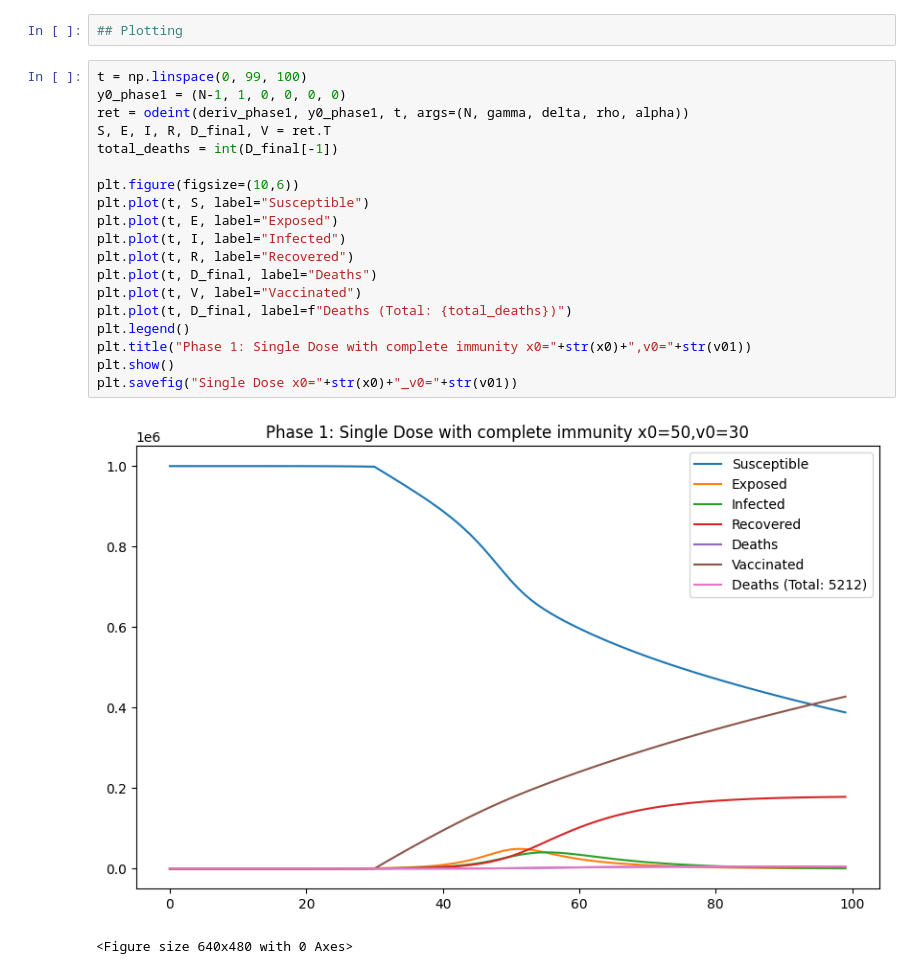
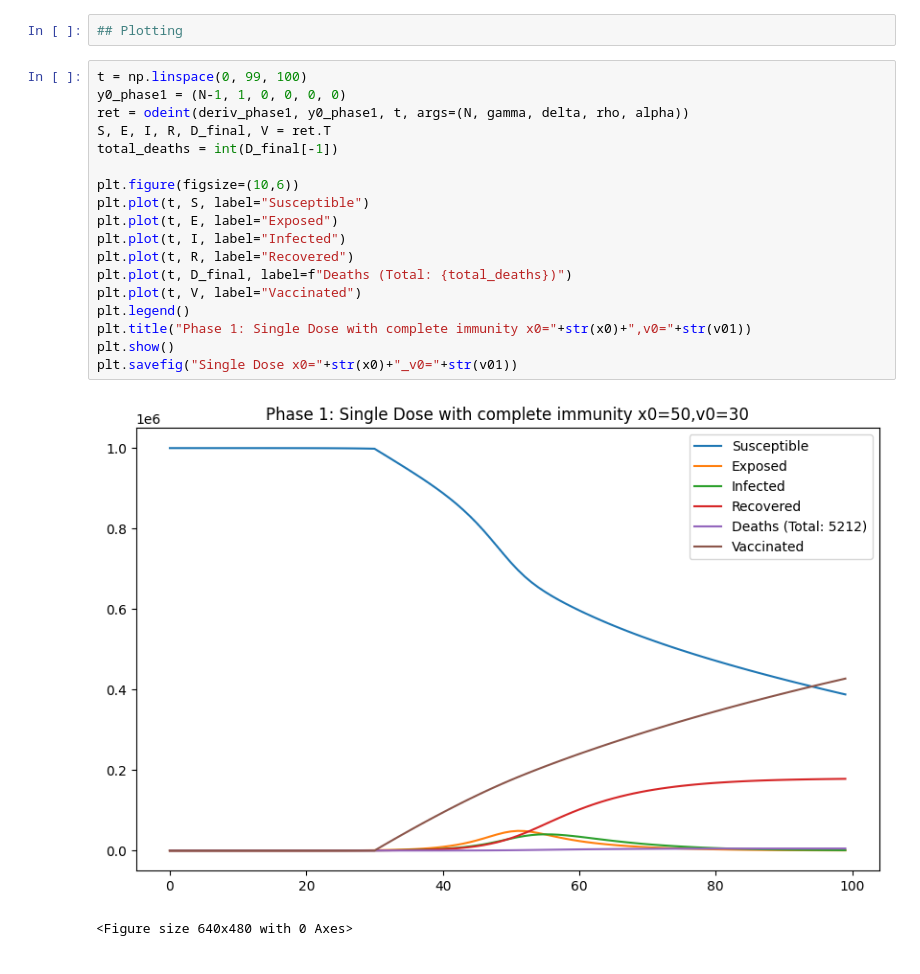
Before and after one commit to 21Blix/Infectious-Disease-Modelling, a Jupyter notebook: Vaccination/Vaccination.ipynb, the cells around one changed output. Drawn from its saved outputs; the diff is of its cells as text.

```diff
--- a/Vaccination/Vaccination.ipynb
+++ b/Vaccination/Vaccination.ipynb
@@ -80,22 +81,21 @@ def deriv_phase1(y, t, N, gamma, delta, rho, alpha):
 # %%
 t = np.linspace(0, 99, 100)
 y0_phase1 = (N-1, 1, 0, 0, 0, 0)
 ret = odeint(deriv_phase1, y0_phase1, t, args=(N, gamma, delta, rho, alpha))
 S, E, I, R, D_final, V = ret.T
 total_deaths = int(D_final[-1])
 
 plt.figure(figsize=(10,6))
 plt.plot(t, S, label="Susceptible")
 plt.plot(t, E, label="Exposed")
 plt.plot(t, I, label="Infected")
 plt.plot(t, R, label="Recovered")
-plt.plot(t, D_final, label="Deaths")
+plt.plot(t, D_final, label=f"Deaths (Total: {total_deaths})")
 plt.plot(t, V, label="Vaccinated")
-plt.plot(t, D_final, label=f"Deaths (Total: {total_deaths})")
 plt.legend()
 plt.title("Phase 1: Single Dose with complete immunity x0="+str(x0)+",v0="+str(v01))
 plt.show()
 plt.savefig("Single Dose x0="+str(x0)+"_v0="+str(v01))
 # %% [output]
-[figure, old version]
+[figure, new version]
 <Figure size 640x480 with 0 Axes>
```
Also changed, not shown: parts of 1 cell of this notebook.
